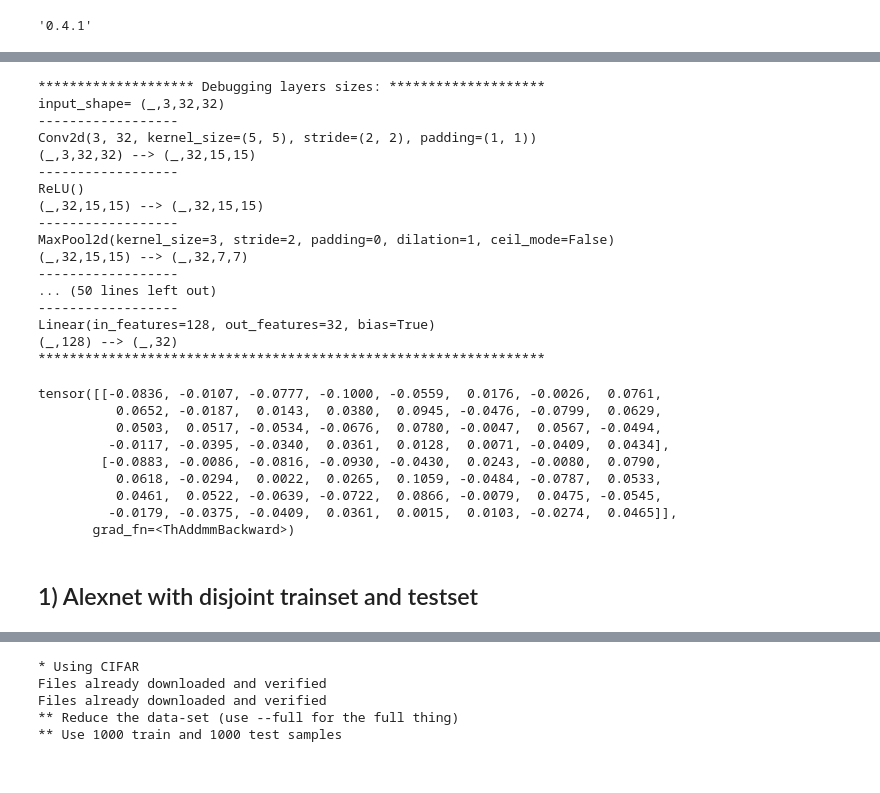
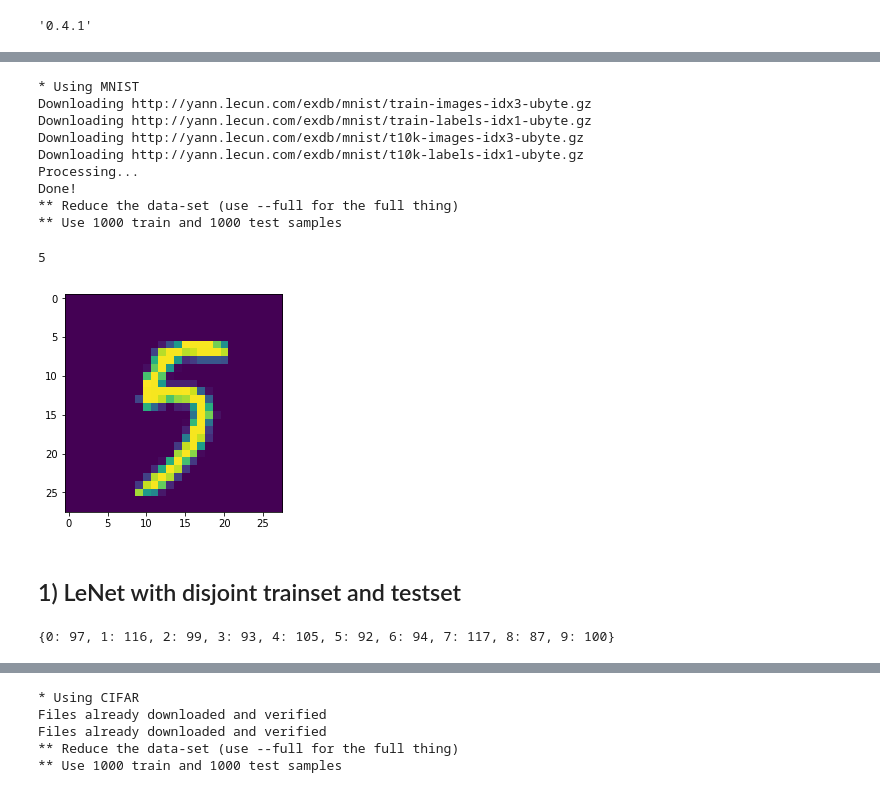
Before and after one commit to palexlee/DeepWololo, a Jupyter notebook: baseline.ipynb, the cells around one changed output, grey strips where cells are left out. Cells and saved outputs as stored; diff of their text form; code cells hidden in the pictures.

Commit message:
LeNet baseline that can now train

```diff
--- a/baseline.ipynb
+++ b/baseline.ipynb
@@ -27,4 +25,14 @@ KeyboardInterrupt:
 # %%
-train_input, train_target, test_input, test_target = load_data(cifar=True, normalize=True, flatten=False)
+train_input, train_target, test_input, test_target = load_data(cifar=False, normalize=True, flatten=False)
 train_target = train_target.long()
 test_target = test_target.long()
+# %% [output]
+* Using MNIST
+Downloading http://yann.lecun.com/exdb/mnist/train-images-idx3-ubyte.gz
+Downloading http://yann.lecun.com/exdb/mnist/train-labels-idx1-ubyte.gz
+Downloading http://yann.lecun.com/exdb/mnist/t10k-images-idx3-ubyte.gz
+Downloading http://yann.lecun.com/exdb/mnist/t10k-labels-idx1-ubyte.gz
+Processing...
+Done!
+** Reduce the data-set (use --full for the full thing)
+** Use 1000 train and 1000 test samples
@@ -56,31 +39,9 @@ alexnet32 = nn.Sequential(
-# %%
-debug_layers_dims(alexnet32, test_input.shape)
-# %% [output]
-******************** Debugging layers sizes: ********************
-input_shape= (_,3,32,32)
-------------------
-Conv2d(3, 32, kernel_size=(5, 5), stride=(2, 2), padding=(1, 1))
-(_,3,32,32) --> (_,32,15,15)
-------------------
-ReLU()
-(_,32,15,15) --> (_,32,15,15)
-------------------
-MaxPool2d(kernel_size=3, stride=2, padding=0, dilation=1, ceil_mode=False)
-(_,32,15,15) --> (_,32,7,7)
-------------------
-... (50 lines left out)
-------------------
-Linear(in_features=128, out_features=32, bias=True)
-(_,128) --> (_,32)
-*****************************************************************
-tensor([[-0.0836, -0.0107, -0.0777, -0.1000, -0.0559,  0.0176, -0.0026,  0.0761,
-          0.0652, -0.0187,  0.0143,  0.0380,  0.0945, -0.0476, -0.0799,  0.0629,
-          0.0503,  0.0517, -0.0534, -0.0676,  0.0780, -0.0047,  0.0567, -0.0494,
-         -0.0117, -0.0395, -0.0340,  0.0361,  0.0128,  0.0071, -0.0409,  0.0434],
-        [-0.0883, -0.0086, -0.0816, -0.0930, -0.0430,  0.0243, -0.0080,  0.0790,
-          0.0618, -0.0294,  0.0022,  0.0265,  0.1059, -0.0484, -0.0787,  0.0533,
-          0.0461,  0.0522, -0.0639, -0.0722,  0.0866, -0.0079,  0.0475, -0.0545,
-         -0.0179, -0.0375, -0.0409,  0.0361,  0.0015,  0.0103, -0.0274,  0.0465]],
-       grad_fn=<ThAddmmBackward>)
+# %%
+i = 420
+plt.imshow(train_input[i, 0, :, :])
+print(train_target[i].item())
+# %% [output]
+5
+[figure, added]
 # %% [markdown]
-## 1) Alexnet with disjoint trainset and testset
+## 1) LeNet with disjoint trainset and testset
@@ -86,0 +79,8 @@ tensor([[-0.0836, -0.0107, -0.0777, -0.1000, -0.0559,  0.0176, -0.0026,  0.0761,
+# %%
+target_classes = np.array(train_target.tolist())
+unique, counts = np.unique(target_classes, return_counts=True)
+
+print(dict(zip(unique, counts)))
+crossEntropyClassesWeigths = Tensor(counts/len(target_classes))
+# %% [output]
+{0: 97, 1: 116, 2: 99, 3: 93, 4: 105, 5: 92, 6: 94, 7: 117, 8: 87, 9: 100}
```
Also changed, not shown: parts of 8 cells of this notebook, 2 other files.
